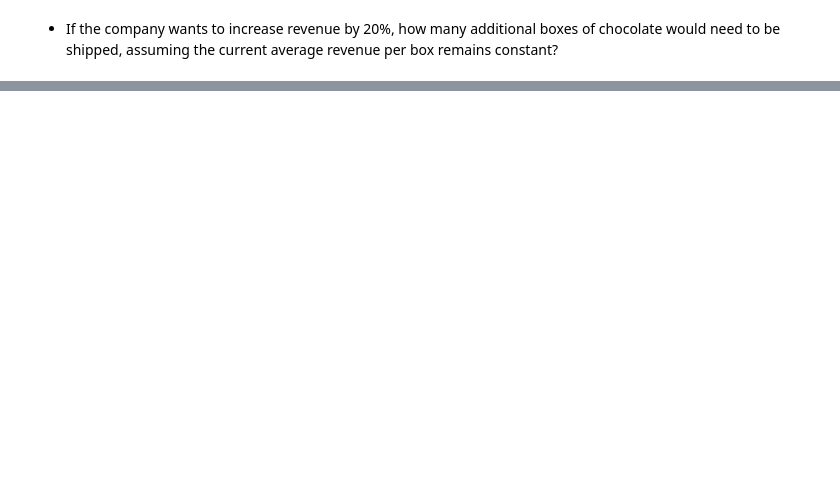
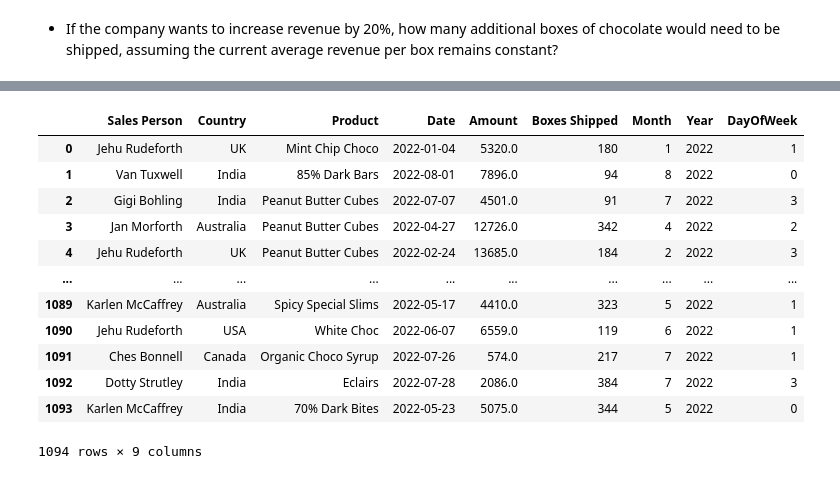
Before and after one commit to ZehraArshad/Exploratory-Data-Analysis, a Jupyter notebook: class activity/data_process.ipynb, the cells around one changed output, grey strips where cells are left out. Cells and saved outputs as stored; diff of their text form; code cells hidden in the pictures; blank space fills up the shorter version.

```diff
--- a/class activity/data_process.ipynb
+++ b/class activity/data_process.ipynb
@@ -486,0 +491,17 @@ remains constant?
+# %%
+data = chocolate_data
+data
+# %% [output]
+|  | Sales Person | Country | Product | Date | Amount | Boxes Shipped | Month | Year | DayOfWeek |
+| 0 | Jehu Rudeforth | UK | Mint Chip Choco | 2022-01-04 | 5320.0 | 180 | 1 | 2022 | 1 |
+| 1 | Van Tuxwell | India | 85% Dark Bars | 2022-08-01 | 7896.0 | 94 | 8 | 2022 | 0 |
+| 2 | Gigi Bohling | India | Peanut Butter Cubes | 2022-07-07 | 4501.0 | 91 | 7 | 2022 | 3 |
+| 3 | Jan Morforth | Australia | Peanut Butter Cubes | 2022-04-27 | 12726.0 | 342 | 4 | 2022 | 2 |
+| 4 | Jehu Rudeforth | UK | Peanut Butter Cubes | 2022-02-24 | 13685.0 | 184 | 2 | 2022 | 3 |
+| ... | ... | ... | ... | ... | ... | ... | ... | ... | ... |
+| 1089 | Karlen McCaffrey | Australia | Spicy Special Slims | 2022-05-17 | 4410.0 | 323 | 5 | 2022 | 1 |
+| 1090 | Jehu Rudeforth | USA | White Choc | 2022-06-07 | 6559.0 | 119 | 6 | 2022 | 1 |
+| 1091 | Ches Bonnell | Canada | Organic Choco Syrup | 2022-07-26 | 574.0 | 217 | 7 | 2022 | 1 |
+| 1092 | Dotty Strutley | India | Eclairs | 2022-07-28 | 2086.0 | 384 | 7 | 2022 | 3 |
+| 1093 | Karlen McCaffrey | India | 70% Dark Bites | 2022-05-23 | 5075.0 | 344 | 5 | 2022 | 0 |
+1094 rows × 9 columns
```
Also changed, not shown: parts of 24 cells of this notebook, 5 other files.
